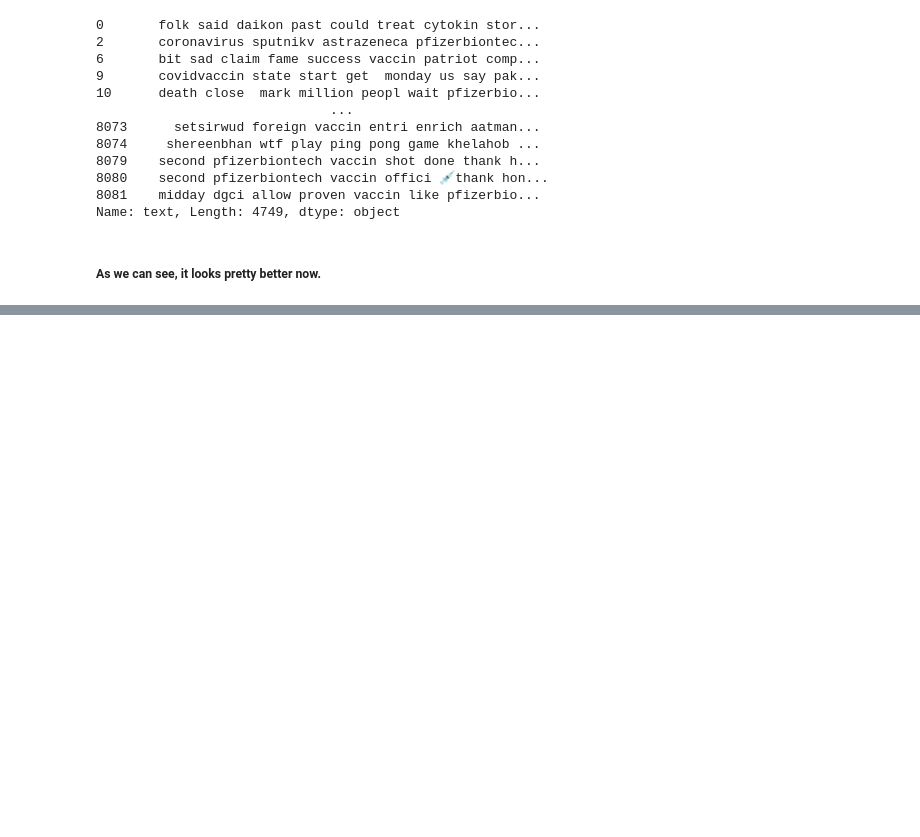
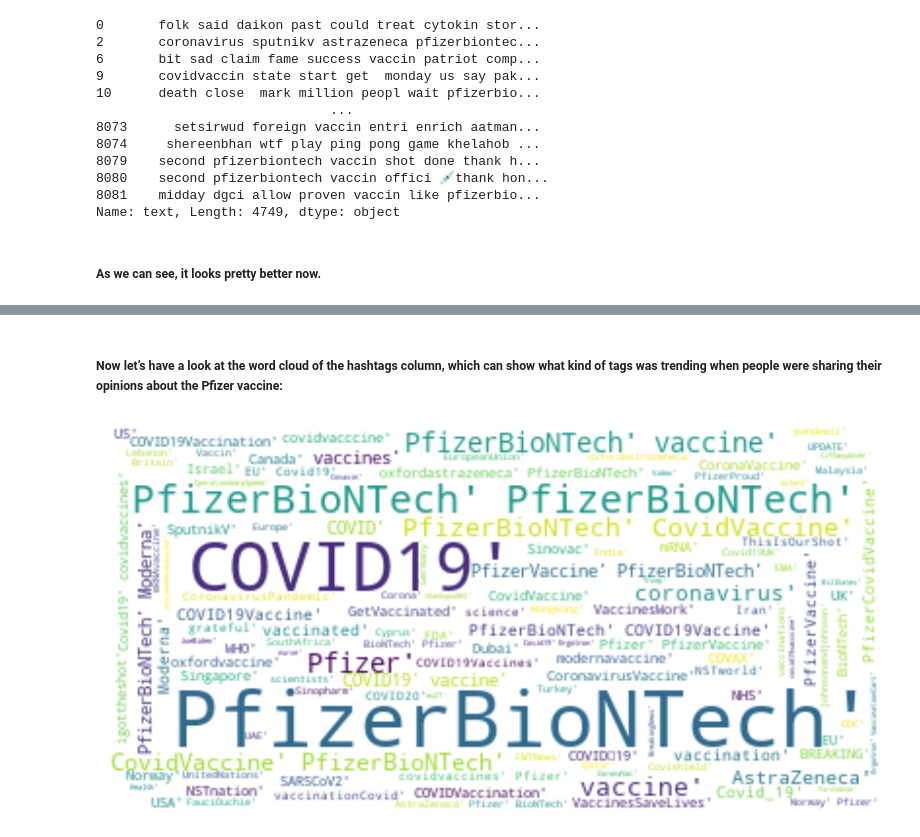
Before and after one commit to s-sawadogo/Sentiment-Analysis, a Jupyter notebook: Python-Sentiment-Analysis.ipynb, the cells around one changed output, grey strips where cells are left out. Cells and saved outputs as stored; diff of their text form; code cells hidden in the pictures; blank space fills up the shorter version.

```diff
--- a/Python-Sentiment-Analysis.ipynb
+++ b/Python-Sentiment-Analysis.ipynb
@@ -196,0 +209,12 @@ Name: text, Length: 4749, dtype: object
+# %% [markdown]
+##### Now let’s have a look at the word cloud of the hashtags column, which can show what kind of tags was trending when people were sharing their opinions about the Pfizer vaccine:
+# %%
+text = " ".join(i for i in data.hashtags)
+stopwords = set(STOPWORDS)
+wordcloud = WordCloud( stopwords = stopwords, background_color = "white").generate(text)
+plt.figure( figsize = (15,10))
+plt.imshow(wordcloud, interpolation = 'bilinear')
+plt.axis("off")
+plt.show()
+# %% [output]
+[figure, added]
```
Also changed, not shown: parts of 4 cells of this notebook.
